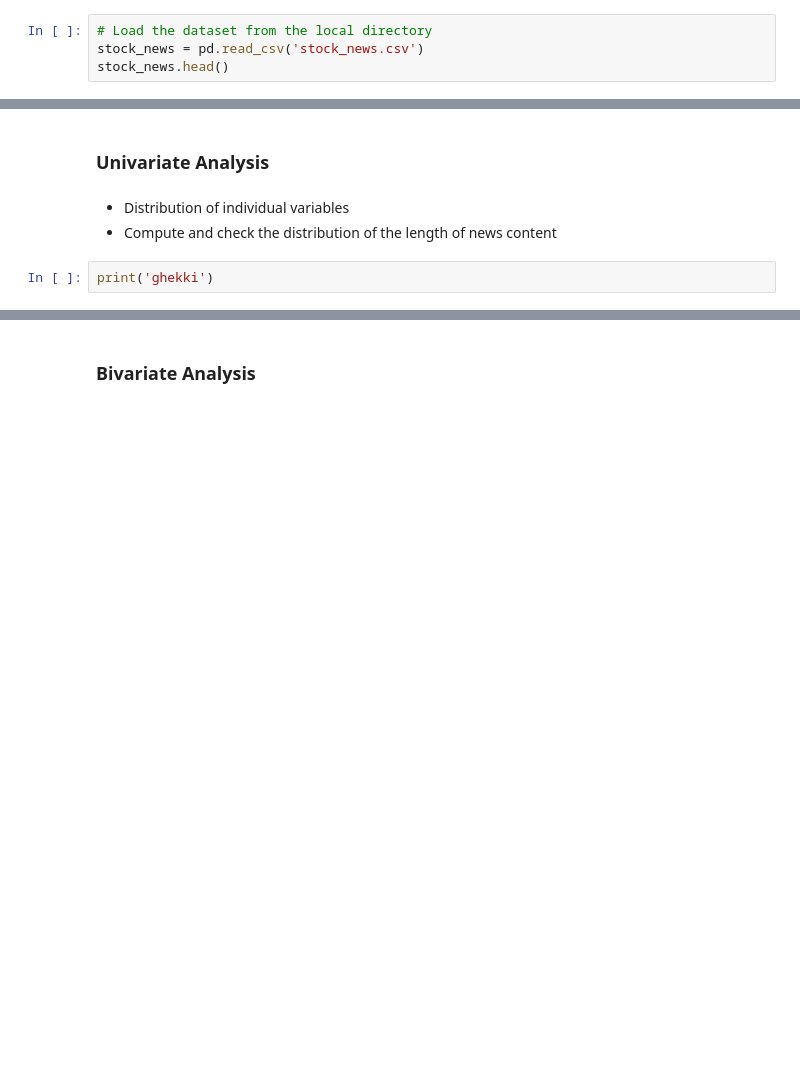
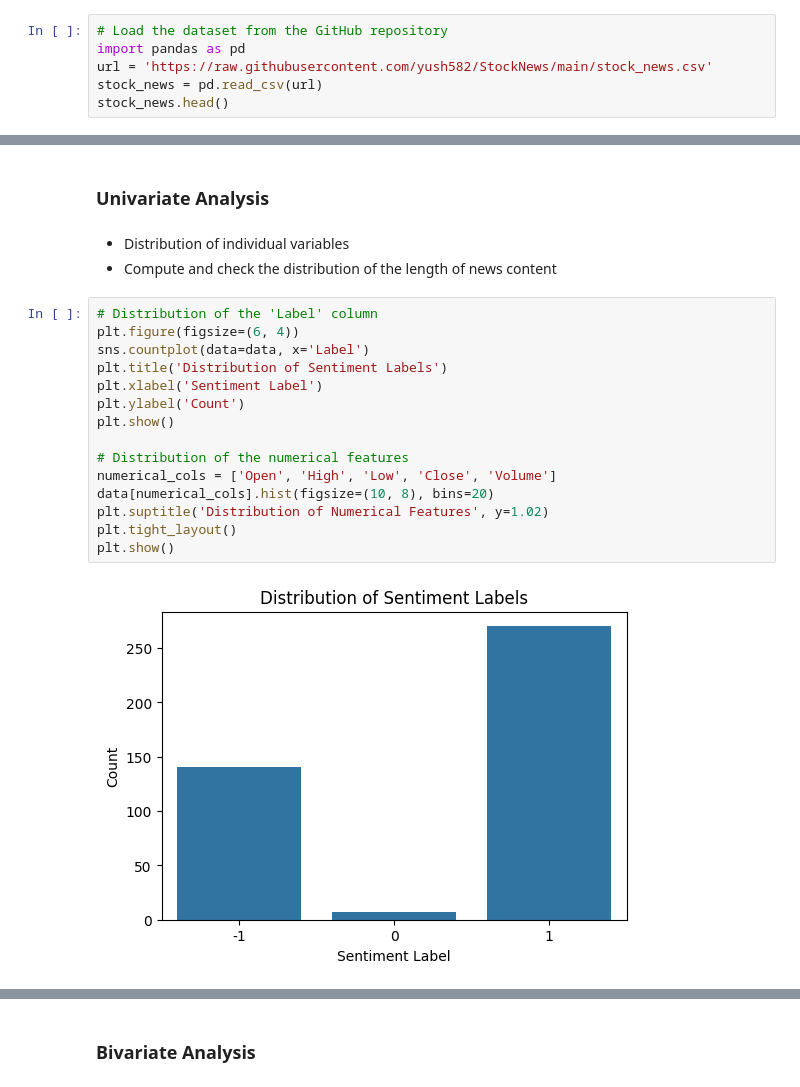
Before and after one commit to yush582/StockNews, a Jupyter notebook: Learner_Notebook_Full_Code.ipynb, the cells around one changed output, grey strips where cells are left out. Cells and saved outputs as stored; diff of their text form; blank space fills up the shorter version.

```diff
--- a/Learner_Notebook_Full_Code.ipynb
+++ b/Learner_Notebook_Full_Code.ipynb
@@ -128,7 +97,9 @@ ValueError: numpy.dtype size changed, may indicate binary incompatibility. Expec
 # %% [markdown]
 ## **Loading the dataset**
 # %%
-# Load the dataset from the local directory
-stock_news = pd.read_csv('stock_news.csv')
+# Load the dataset from the GitHub repository
+import pandas as pd
+url = 'https://raw.githubusercontent.com/yush582/StockNews/main/stock_news.csv'
+stock_news = pd.read_csv(url)
 stock_news.head()
 # %% [output]
@@ -168,5 +145,20 @@ data = data.reset_index(drop=True)
 # %% [markdown]
 * Distribution of individual variables
 * Compute and check the distribution of the length of news content
-# %%
-print('ghekki')
+# %%
+# Distribution of the 'Label' column
+plt.figure(figsize=(6, 4))
+sns.countplot(data=data, x='Label')
+plt.title('Distribution of Sentiment Labels')
+plt.xlabel('Sentiment Label')
+plt.ylabel('Count')
+plt.show()
+
+# Distribution of the numerical features
+numerical_cols = ['Open', 'High', 'Low', 'Close', 'Volume']
+data[numerical_cols].hist(figsize=(10, 8), bins=20)
+plt.suptitle('Distribution of Numerical Features', y=1.02)
+plt.tight_layout()
+plt.show()
+# %% [output]
+[figure, added]
```
Also changed, not shown: parts of 16 cells of this notebook.
